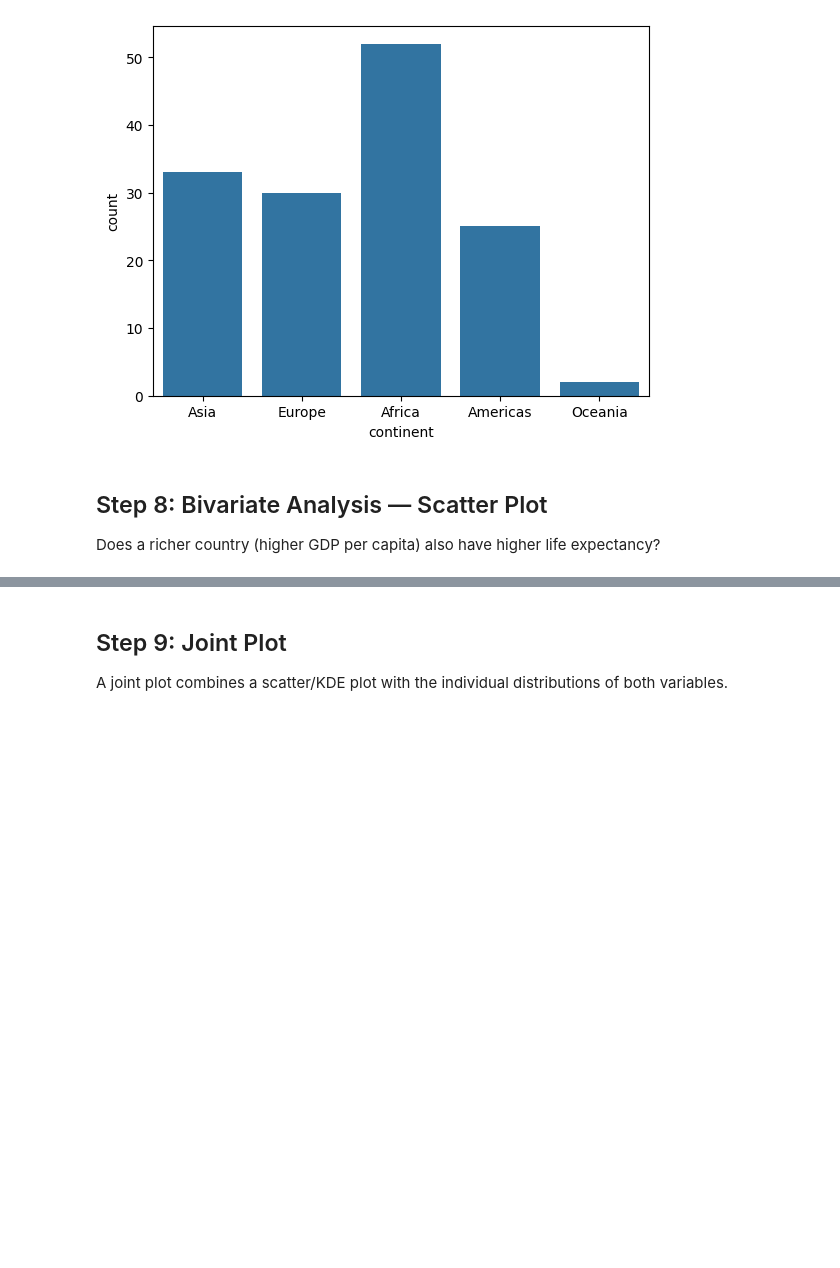
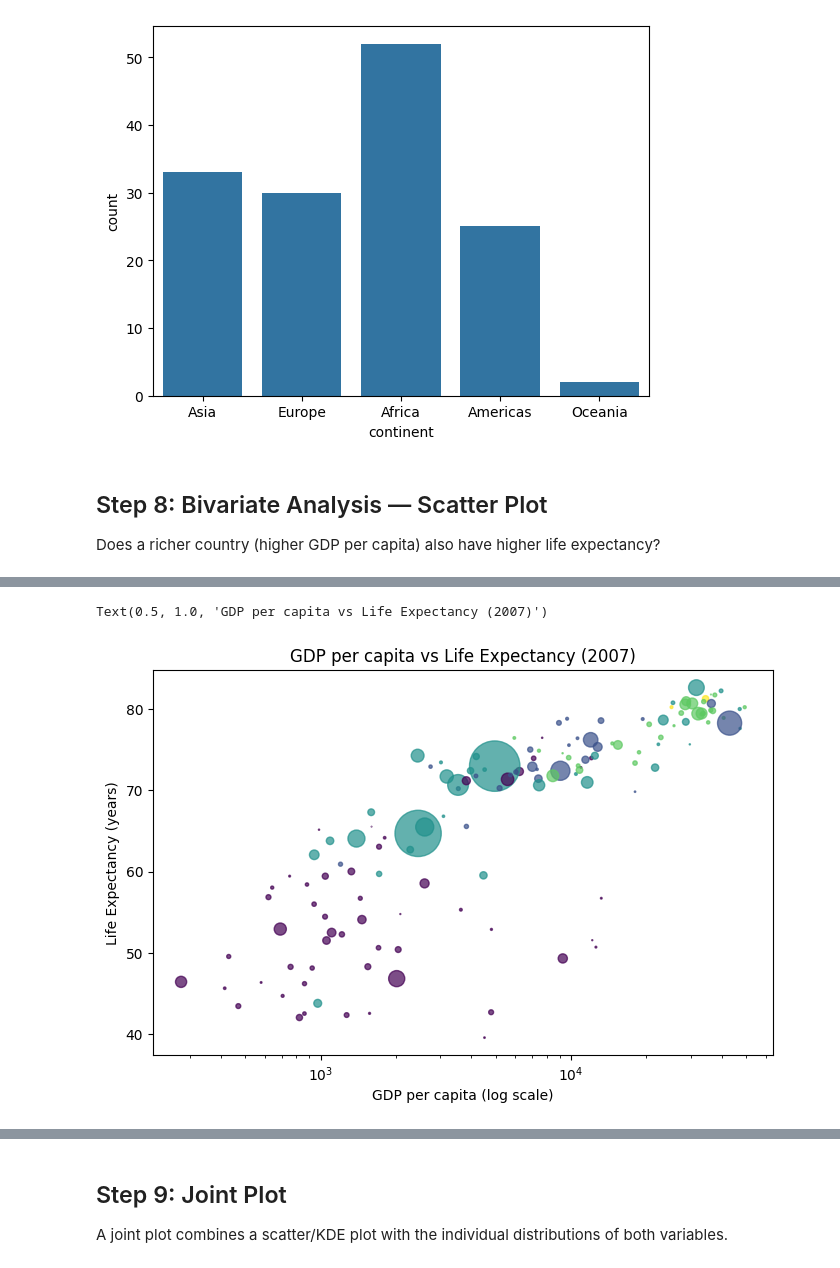
Before and after one commit to suyogy1-bot/Matplotlib_Seaborn, a Jupyter notebook: EDA_Gapminder.ipynb, the cells around one changed output, grey strips where cells are left out. Saved outputs shown, nothing was run; the diff lists cells and outputs as text; code cells hidden in the pictures; blank space fills up the shorter version.

```diff
--- a/EDA_Gapminder.ipynb
+++ b/EDA_Gapminder.ipynb
@@ -188,0 +199,16 @@ Does a richer country (higher GDP per capita) also have higher life expectancy?
+# %%
+plt.figure(figsize=(8, 5))
+scatter = plt.scatter(
+    df_2007["gdpPercap"],
+    df_2007["lifeExp"],
+    c=df_2007["continent"].astype("category").cat.codes,
+    s=df_2007["pop"] / 1e6,  # scale population to reasonable marker sizes
+    alpha=0.7
+)
+plt.xscale("log")
+plt.xlabel("GDP per capita (log scale)")
+plt.ylabel("Life Expectancy (years)")
+plt.title("GDP per capita vs Life Expectancy (2007)")
+# %% [output]
+Text(0.5, 1.0, 'GDP per capita vs Life Expectancy (2007)')
+[figure, added]
```
Also changed, not shown: parts of 20 cells of this notebook.
